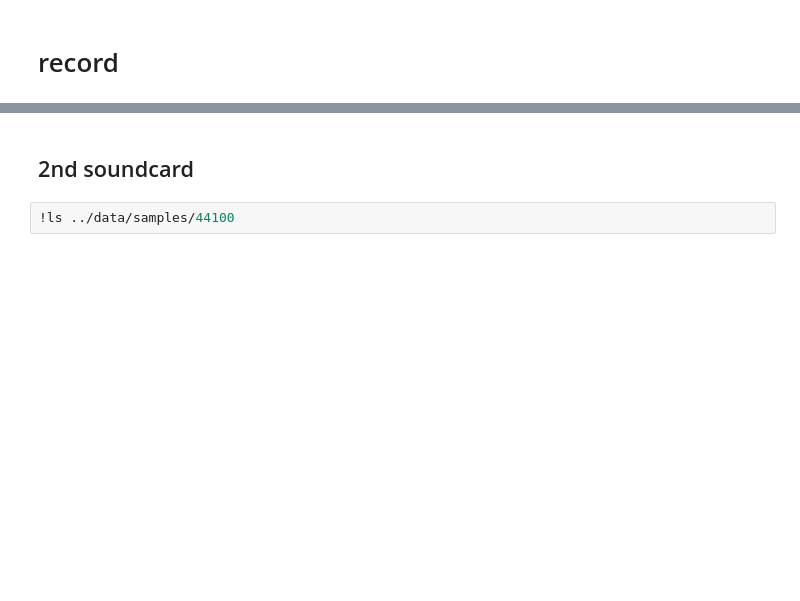
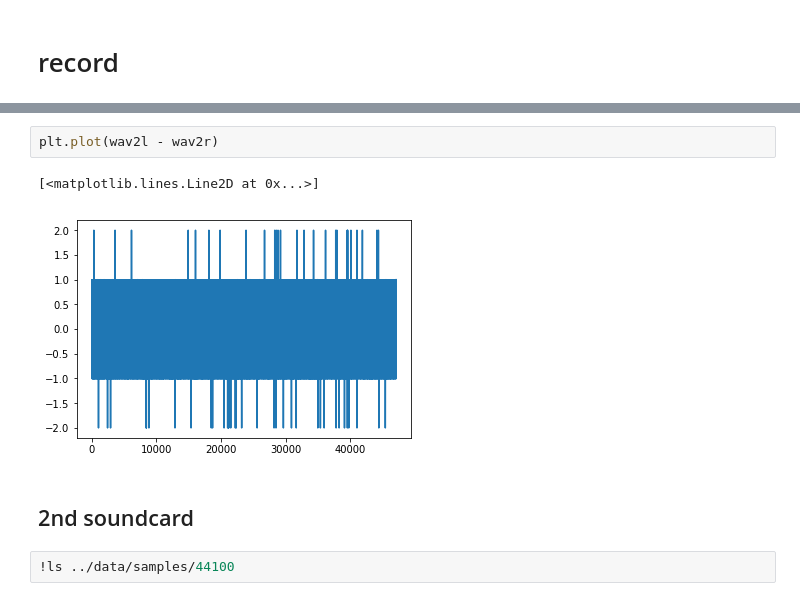
Before and after one commit to nuru-nu/moyo, a Jupyter notebook: notebooks/audio.ipynb, the cells around one changed output, grey strips where cells are left out. Saved outputs shown, nothing was run; the diff lists cells and outputs as text; blank space fills up the shorter version.

```diff
--- a/notebooks/audio.ipynb
+++ b/notebooks/audio.ipynb
@@ -74,3 +104,8 @@ device_index=10 "default", input=32, output=32
+# %%
+plt.plot(wav2l - wav2r)
+# %% [output]
+[<matplotlib.lines.Line2D at 0x...>]
+[figure, added]
 # %% [markdown]
 ## 2nd soundcard
 # %%
```
Also changed, not shown: parts of 10 cells of this notebook.
